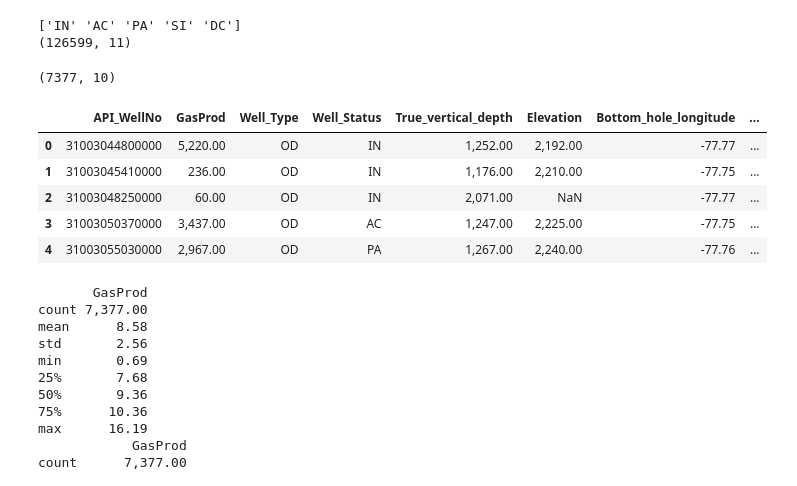
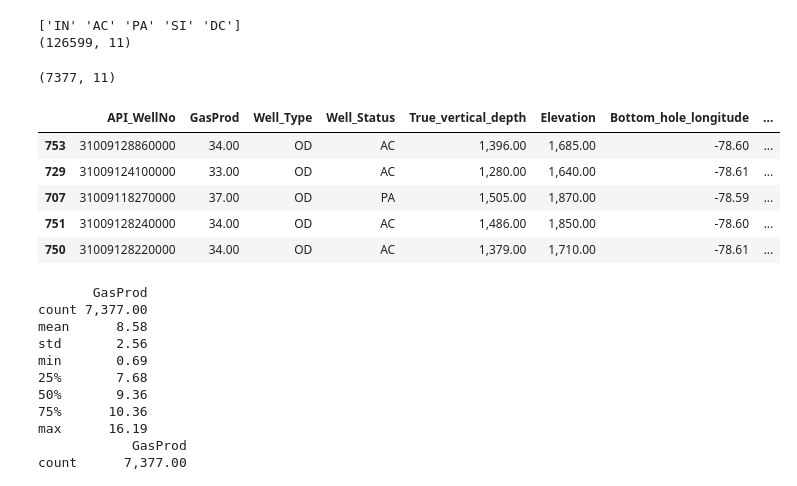
Before and after one commit to mrhussaink7/nys-gas-potential, a Jupyter notebook: code/data_preparation.ipynb, the cells around one changed output. Saved outputs shown, nothing was run; the diff lists cells and outputs as text; code cells hidden in the pictures.

```diff
--- a/code/data_preparation.ipynb
+++ b/code/data_preparation.ipynb
@@ -218,26 +218,28 @@ print(df.shape)
 # %%
 df.sort_values('Year', ascending=False, inplace=True)
 df = df.groupby('API_WellNo').agg({
     'GasProd': 'sum',
     'Well_Type': lambda x: x.iloc[0],
     'Well_Status': lambda x: x.iloc[0],
     'True_vertical_depth': 'max',
     'Elevation': lambda x: x.iloc[0],
     'Bottom_hole_longitude': lambda x: x.iloc[0],
     'Bottom_hole_latitude': lambda x: x.iloc[0],
     'Producing_name': lambda x: x.iloc[0],
     'Producing_formation': lambda x: x.iloc[0],
+    'Year': lambda x: x.iloc[0]
 }).reset_index().copy()
+df.sort_values('Year', inplace=True)
 print(df.shape)
 df.head()
 # %% [output]
-(7377, 10)
+(7377, 11)
 |  | API_WellNo | GasProd | Well_Type | Well_Status | True_vertical_depth | Elevation | Bottom_hole_longitude | ... |
-| 0 | 31003044800000 | 5,220.00 | OD | IN | 1,252.00 | 2,192.00 | -77.77 | ... |
-| 1 | 31003045410000 | 236.00 | OD | IN | 1,176.00 | 2,210.00 | -77.75 | ... |
-| 2 | 31003048250000 | 60.00 | OD | IN | 2,071.00 | NaN | -77.77 | ... |
-| 3 | 31003050370000 | 3,437.00 | OD | AC | 1,247.00 | 2,225.00 | -77.75 | ... |
-| 4 | 31003055030000 | 2,967.00 | OD | PA | 1,267.00 | 2,240.00 | -77.76 | ... |
+| 753 | 31009128860000 | 34.00 | OD | AC | 1,396.00 | 1,685.00 | -78.60 | ... |
+| 729 | 31009124100000 | 33.00 | OD | AC | 1,280.00 | 1,640.00 | -78.61 | ... |
+| 707 | 31009118270000 | 37.00 | OD | PA | 1,505.00 | 1,870.00 | -78.59 | ... |
+| 751 | 31009128240000 | 34.00 | OD | AC | 1,486.00 | 1,850.00 | -78.60 | ... |
+| 750 | 31009128220000 | 34.00 | OD | AC | 1,379.00 | 1,710.00 | -78.61 | ... |
 # %%
 df = df[(df['GasProd'] >= df['GasProd'].quantile(.25)) & df['GasProd'] <= df['GasProd'].quantile(.75)]
 df['GasProd'] = np.log1p(df['GasProd'])
```
Also changed, not shown: parts of 4 cells of this notebook, 3 other files.
